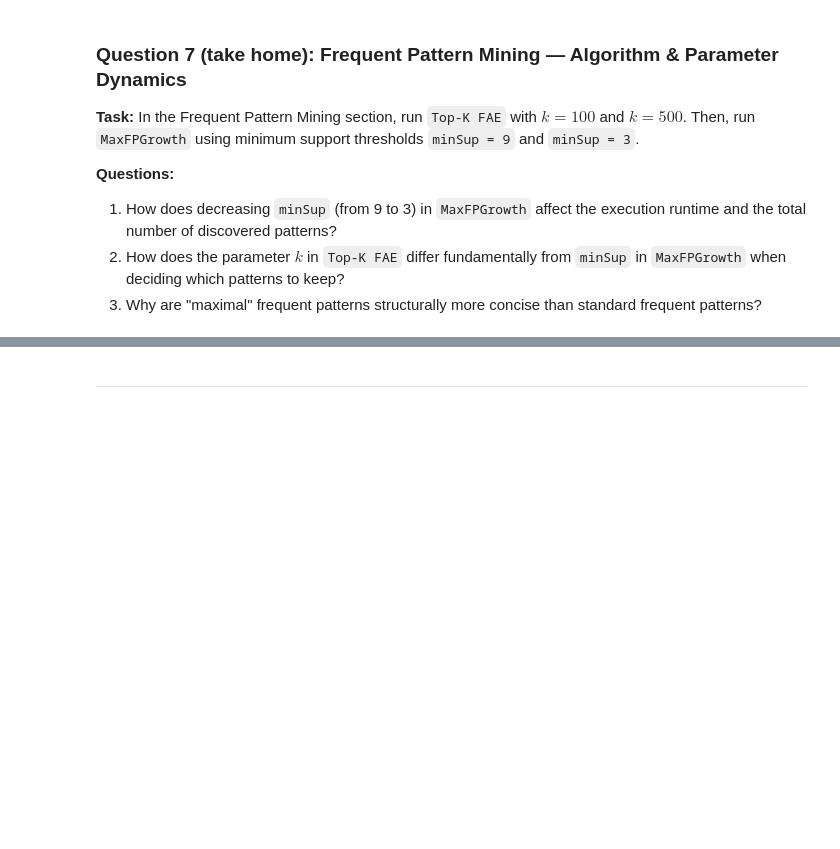
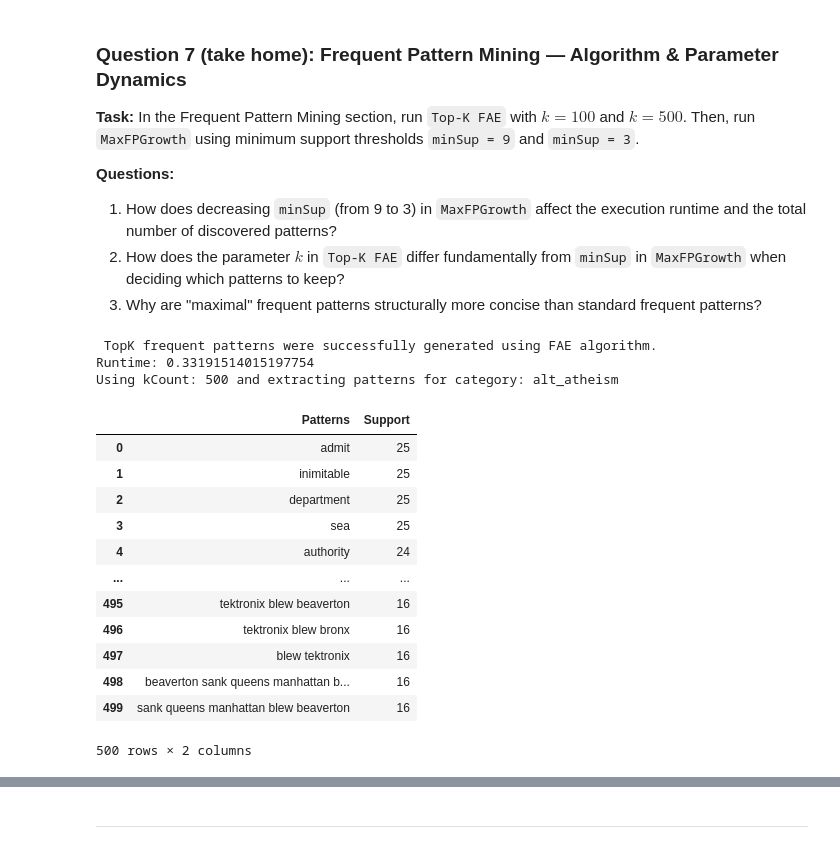
Before and after one commit to YJC714/DM2026-Lab1-Exercise, a Jupyter notebook: DM2026-Lab1-Master.ipynb, the cells around one changed output, grey strips where cells are left out. Drawn from its saved outputs; the diff is of its cells as text; code cells hidden in the pictures; blank space fills up the shorter version.

```diff
--- a/DM2026-Lab1-Master.ipynb
+++ b/DM2026-Lab1-Master.ipynb
@@ -2517,18 +2667,35 @@ from helpers.data_persistence_helpers import save_processed_dataframes
 # %%
 # Top-K FAE Algorithm: try k = 100 and k = 500
 #This might take some seconds to process.
 from PAMI.frequentPattern.topk import FAE as fae_alg
-kCount=100  #Change this value for Question 7 between 100 and 500
+kCount=500  #Change this value for Question 7 between 100 and 500
 category="alt_atheism" # You can change between to see what happens: alt_atheism, comp_graphics, sci_med, soc_religion_christian
 # We use the term frequency processed files for this exercise
 obj_k = fae_alg.FAE(iFile=f'./output_files/term_freq/transactional_dbs/td_freq_db_{category}.csv', k=kCount)    #initialize
 obj_k.mine()            #Start the mining process
 print('Runtime: ' + str(obj_k.getRuntime())) #measure the runtime
 
 frequentPatternsDF_k = obj_k.getPatternsAsDataFrame()
 print(f"Using kCount: {kCount} and extracting patterns for category: {category}")
 frequentPatternsDF_k
 # Run and compare runtime and pattern counts
+# %% [output]
+ TopK frequent patterns were successfully generated using FAE algorithm.
+Runtime: 0.33191514015197754
+Using kCount: 500 and extracting patterns for category: alt_atheism
+|  | Patterns | Support |
+| 0 | admit | 25 |
+| 1 | inimitable | 25 |
+| 2 | department | 25 |
+| 3 | sea | 25 |
+| 4 | authority | 24 |
+| ... | ... | ... |
+| 495 | tektronix blew beaverton | 16 |
+| 496 | tektronix blew bronx | 16 |
+| 497 | blew tektronix | 16 |
+| 498 | beaverton sank queens manhattan b... | 16 |
+| 499 | sank queens manhattan blew beaverton | 16 |
+500 rows × 2 columns
 # %%
 # Maximal MaxFPGrowth Algorithm: try minSup = 9 and minSup = 3
 #This might take some seconds to process.
```
Also changed, not shown: parts of 24 cells of this notebook, 27 other files.
